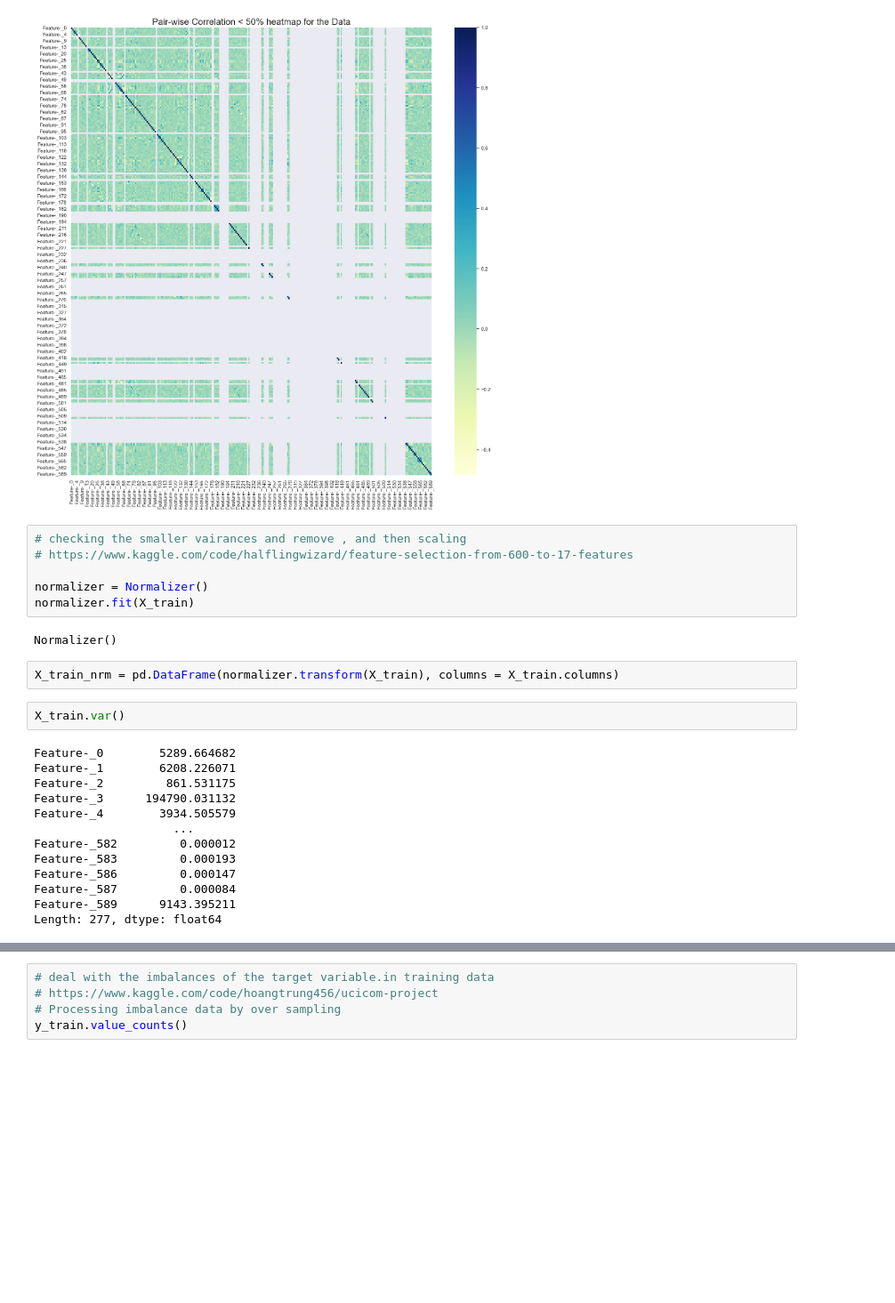
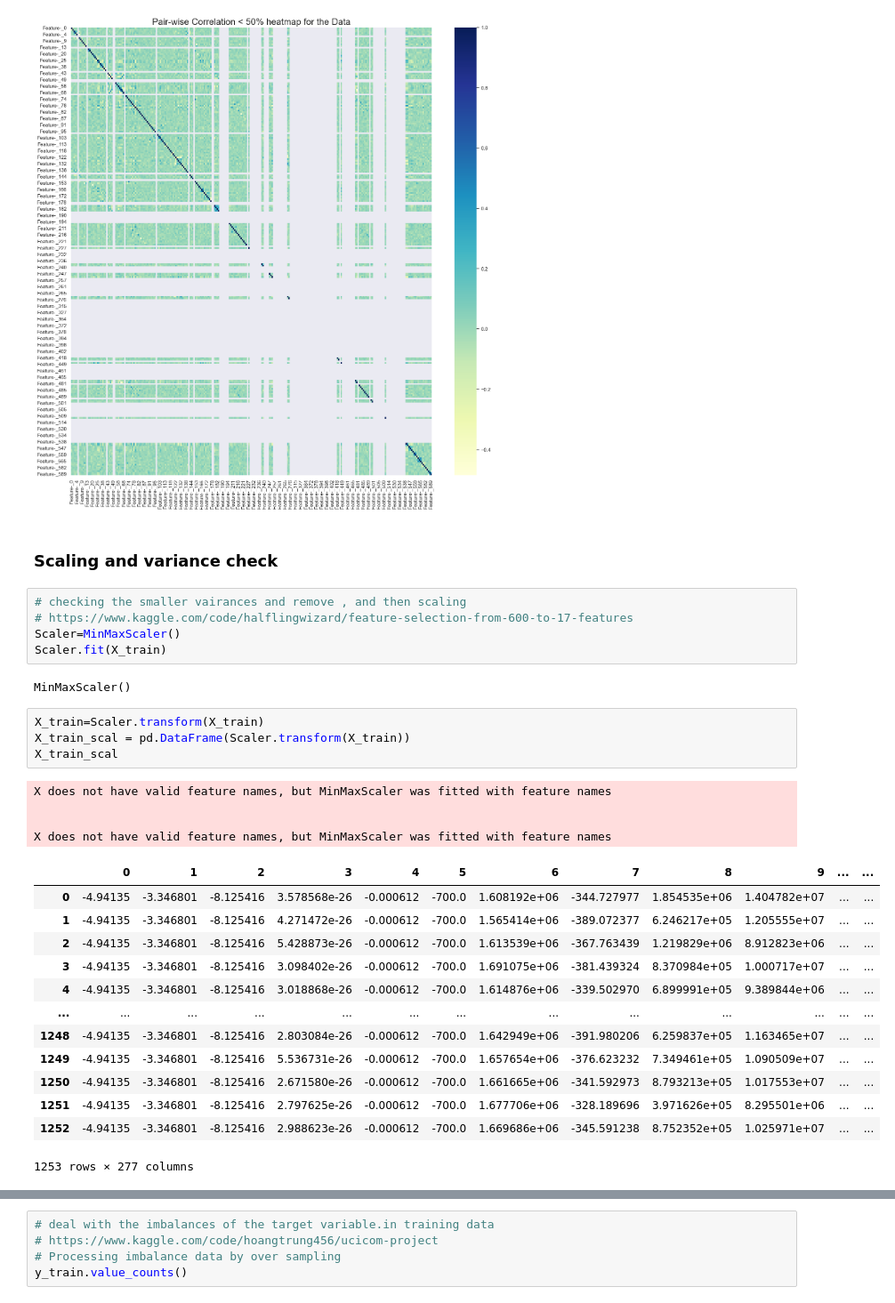
Before and after one commit to ZhitingDu/Machine-Learning, a Jupyter notebook: Secom.ipynb, the cells around one changed output, grey strips where cells are left out. Shown at 89% size. Saved outputs shown, nothing was run; the diff lists cells and outputs as text; blank space fills up the shorter version.

```diff
--- a/Secom.ipynb
+++ b/Secom.ipynb
@@ -389,28 +391,34 @@ plt.title('Pair-wise Correlation < 50% heatmap for the Data', fontsize = 20)
 # %% [output]
 Text(0.5, 1.0, 'Pair-wise Correlation < 50% heatmap for the Data')
 [figure]
+# %% [markdown]
+### Scaling and variance check
 # %%
 # checking the smaller vairances and remove , and then scaling
 # https://www.kaggle.com/code/halflingwizard/feature-selection-from-600-to-17-features
-
-normalizer = Normalizer()
-normalizer.fit(X_train)
+Scaler=MinMaxScaler()
+Scaler.fit(X_train)
 # %% [output]
-Normalizer()
+MinMaxScaler()
-# %%
-X_train_nrm = pd.DataFrame(normalizer.transform(X_train), columns = X_train.columns)
-# %%
-X_train.var()
-# %% [output]
-Feature-_0        5289.664682
-Feature-_1        6208.226071
-Feature-_2         861.531175
-Feature-_3      194790.031132
-Feature-_4        3934.505579
-                    ...
-Feature-_582         0.000012
-Feature-_583         0.000193
-Feature-_586         0.000147
-Feature-_587         0.000084
-Feature-_589      9143.395211
-Length: 277, dtype: float64
+# %%
+X_train=Scaler.transform(X_train)
+X_train_scal = pd.DataFrame(Scaler.transform(X_train))
+X_train_scal
+# %% [output]
+X does not have valid feature names, but MinMaxScaler was fitted with feature names
+
+
+X does not have valid feature names, but MinMaxScaler was fitted with feature names
+|  | 0 | 1 | 2 | 3 | 4 | 5 | 6 | 7 | 8 | 9 | ... | ... |
+| 0 | -4.94135 | -3.346801 | -8.125416 | 3.578568e-26 | -0.000612 | -700.0 | 1.608192e+06 | -344.727977 | 1.854535e+06 | 1.404782e+07 | ... | ... |
+| 1 | -4.94135 | -3.346801 | -8.125416 | 4.271472e-26 | -0.000612 | -700.0 | 1.565414e+06 | -389.072377 | 6.246217e+05 | 1.205555e+07 | ... | ... |
+| 2 | -4.94135 | -3.346801 | -8.125416 | 5.428873e-26 | -0.000612 | -700.0 | 1.613539e+06 | -367.763439 | 1.219829e+06 | 8.912823e+06 | ... | ... |
+| 3 | -4.94135 | -3.346801 | -8.125416 | 3.098402e-26 | -0.000612 | -700.0 | 1.691075e+06 | -381.439324 | 8.370984e+05 | 1.000717e+07 | ... | ... |
+| 4 | -4.94135 | -3.346801 | -8.125416 | 3.018868e-26 | -0.000612 | -700.0 | 1.614876e+06 | -339.502970 | 6.899991e+05 | 9.389844e+06 | ... | ... |
+| ... | ... | ... | ... | ... | ... | ... | ... | ... | ... | ... | ... | ... |
+| 1248 | -4.94135 | -3.346801 | -8.125416 | 2.803084e-26 | -0.000612 | -700.0 | 1.642949e+06 | -391.980206 | 6.259837e+05 | 1.163465e+07 | ... | ... |
+| 1249 | -4.94135 | -3.346801 | -8.125416 | 5.536731e-26 | -0.000612 | -700.0 | 1.657654e+06 | -376.623232 | 7.349461e+05 | 1.090509e+07 | ... | ... |
+| 1250 | -4.94135 | -3.346801 | -8.125416 | 2.671580e-26 | -0.000612 | -700.0 | 1.661665e+06 | -341.592973 | 8.793213e+05 | 1.017553e+07 | ... | ... |
+| 1251 | -4.94135 | -3.346801 | -8.125416 | 2.797625e-26 | -0.000612 | -700.0 | 1.677706e+06 | -328.189696 | 3.971626e+05 | 8.295501e+06 | ... | ... |
+| 1252 | -4.94135 | -3.346801 | -8.125416 | 2.988623e-26 | -0.000612 | -700.0 | 1.669686e+06 | -345.591238 | 8.752352e+05 | 1.025971e+07 | ... | ... |
+1253 rows × 277 columns
```
Also changed, not shown: parts of 31 cells of this notebook.
